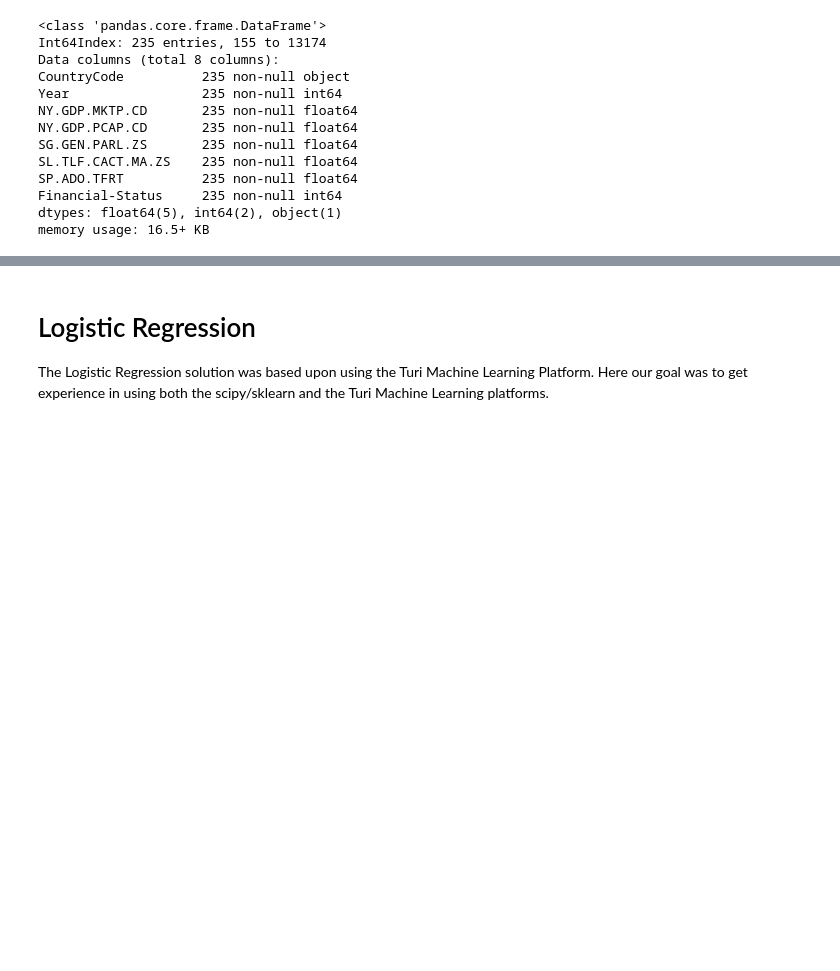
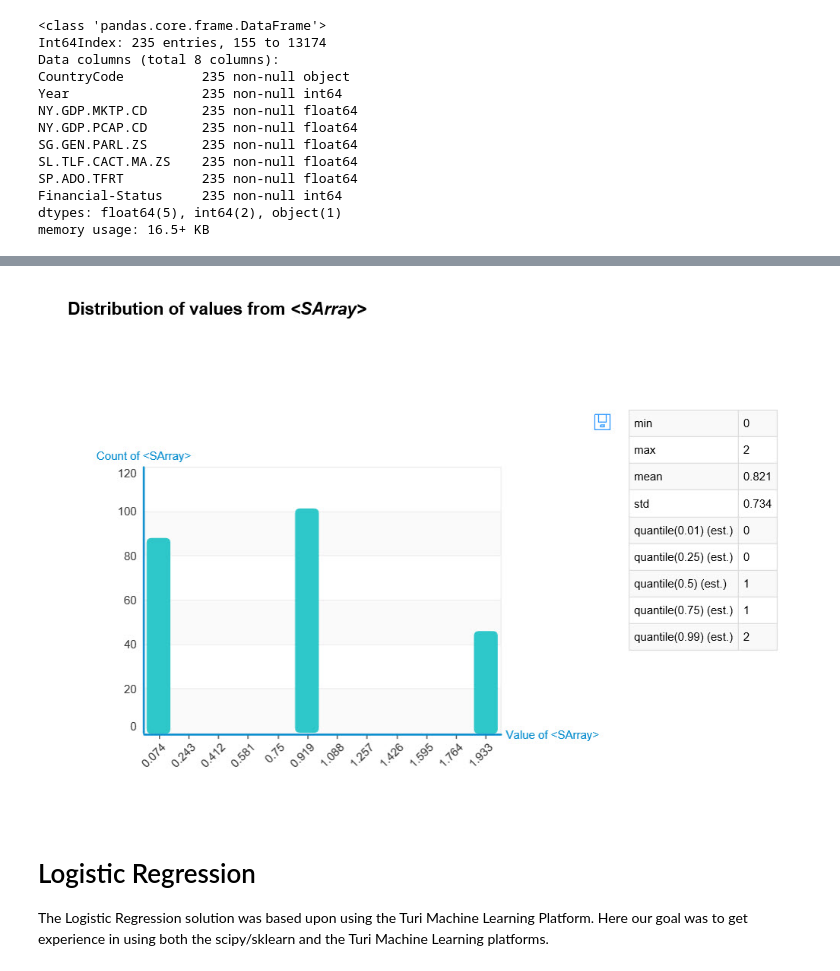
Before and after one commit to sanjayj/SMUMSDS2016, a Jupyter notebook: MinilabRev4-LogisticRegression.ipynb, the cells around one changed output, grey strips where cells are left out. Saved outputs shown, nothing was run; the diff lists cells and outputs as text; code cells hidden in the pictures; blank space fills up the shorter version.

```diff
--- a/MinilabRev4-LogisticRegression.ipynb
+++ b/MinilabRev4-LogisticRegression.ipynb
@@ -628,6 +638,11 @@ sf_all_2014['Financial-Status'].show(view='Categorical')
 # %%
 # Another way of showing the distribution of the categorical variable breakdown usage.
 sf_all_2014['Financial-Status'].show()
+# %%
+from IPython.display import Image
+Image(filename="images/sf_all_2014_fs_show_histogram.jpg")
+# %% [output]
+[figure, added]
 # %%
 '''
 Here, we have created our custom features based on the data set.
```
Also changed, not shown: parts of 2 cells of this notebook.
